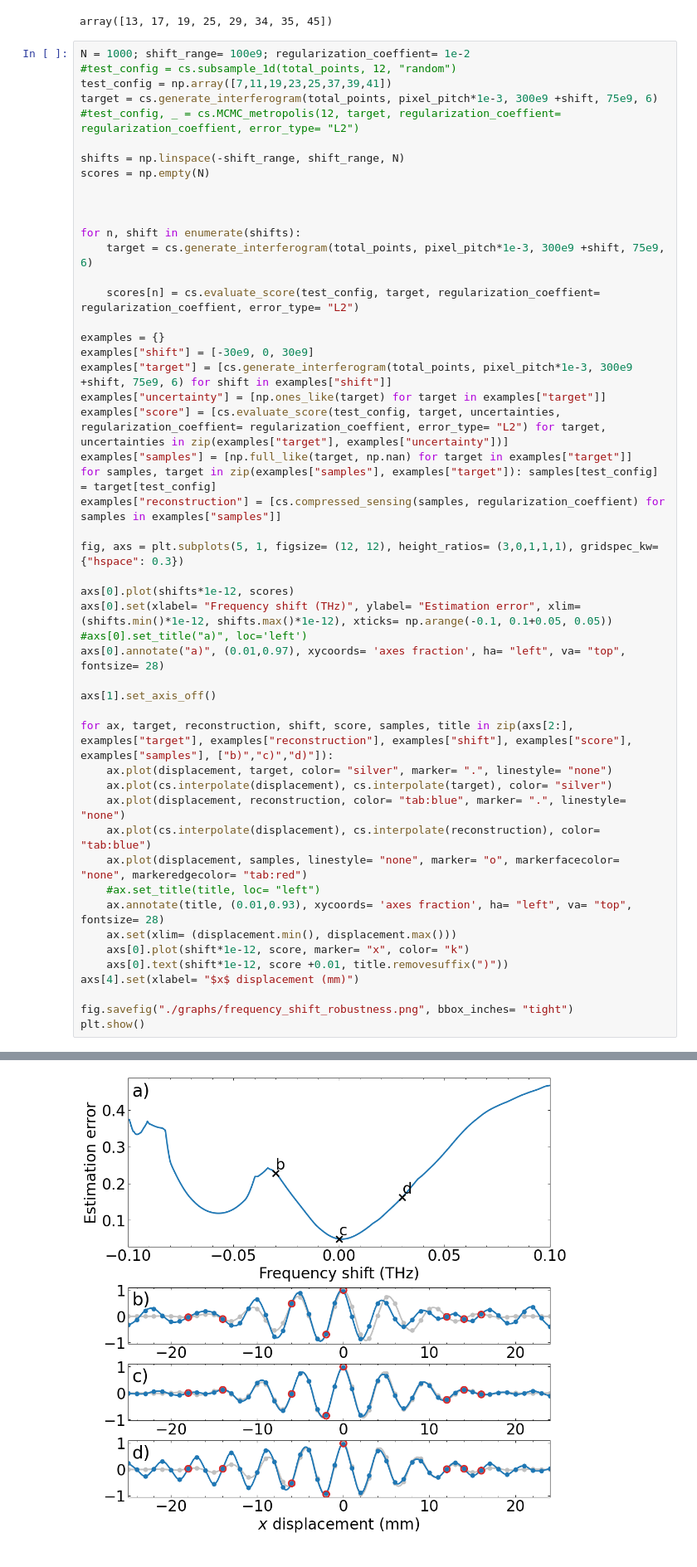
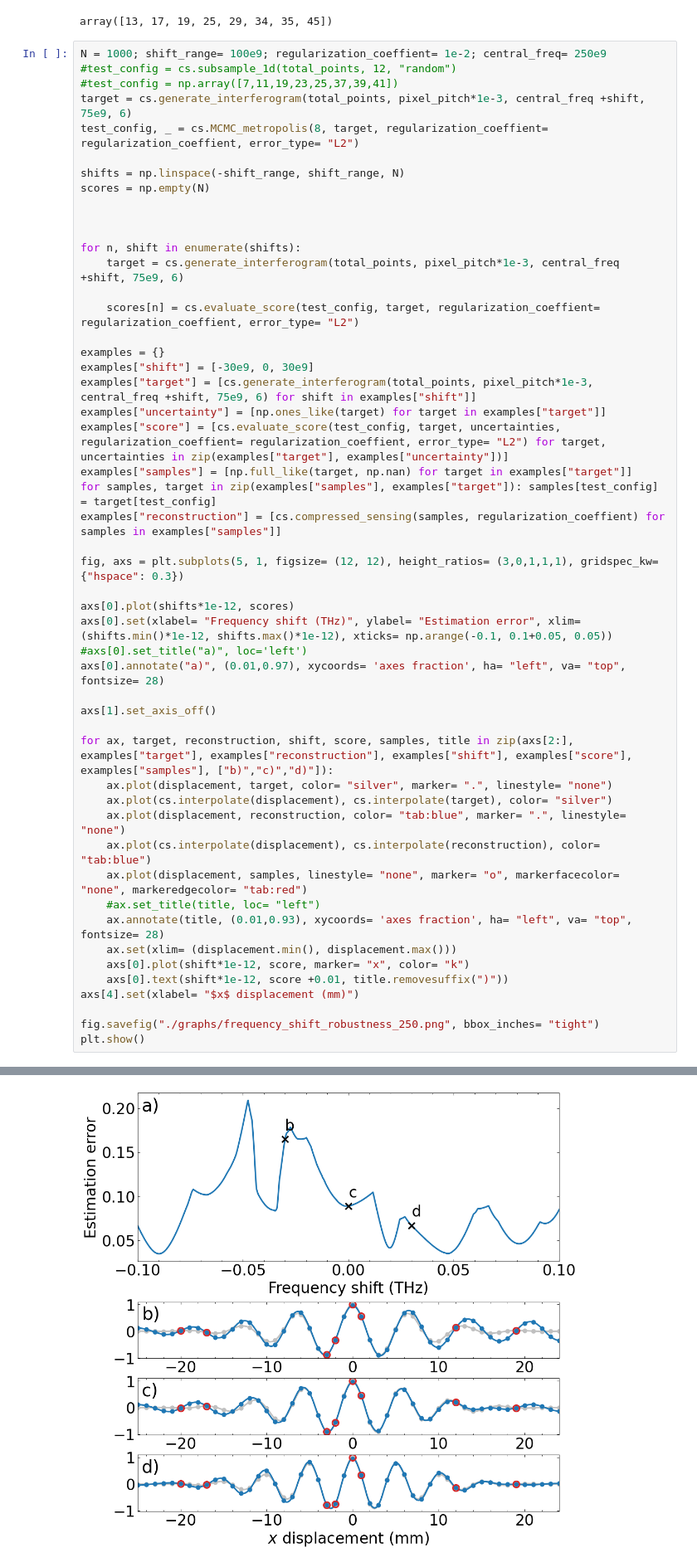
Before and after one commit to Jammi-Dodgers/THz-Compressed-Sensing, a Jupyter notebook: solution_robustness.ipynb, the cells around one changed output, grey strips where cells are left out. Shown at 83% size. Saved outputs shown, nothing was run; the diff lists cells and outputs as text.

Commit message:
recreated fig 6 for freq shifts when trained on 0.25 and 0.35THz.

```diff
--- a/solution_robustness.ipynb
+++ b/solution_robustness.ipynb
@@ -92,11 +92,11 @@ test_config
 # %% [output]
 array([13, 17, 19, 25, 29, 34, 35, 45])
 # %%
-N = 1000; shift_range= 100e9; regularization_coeffient= 1e-2
+N = 1000; shift_range= 100e9; regularization_coeffient= 1e-2; central_freq= 250e9
 #test_config = cs.subsample_1d(total_points, 12, "random")
-test_config = np.array([7,11,19,23,25,37,39,41])
-target = cs.generate_interferogram(total_points, pixel_pitch*1e-3, 300e9 +shift, 75e9, 6)
-#test_config, _ = cs.MCMC_metropolis(12, target, regularization_coeffient= regularization_coeffient, error_type= "L2")
+#test_config = np.array([7,11,19,23,25,37,39,41])
+target = cs.generate_interferogram(total_points, pixel_pitch*1e-3, central_freq +shift, 75e9, 6)
+test_config, _ = cs.MCMC_metropolis(8, target, regularization_coeffient= regularization_coeffient, error_type= "L2")
 
 shifts = np.linspace(-shift_range, shift_range, N)
 scores = np.empty(N)
@@ -104,13 +104,13 @@ scores = np.empty(N)
 
 
 for n, shift in enumerate(shifts):
-    target = cs.generate_interferogram(total_points, pixel_pitch*1e-3, 300e9 +shift, 75e9, 6)
+    target = cs.generate_interferogram(total_points, pixel_pitch*1e-3, central_freq +shift, 75e9, 6)
 
     scores[n] = cs.evaluate_score(test_config, target, regularization_coeffient= regularization_coeffient, error_type= "L2")
 
 examples = {}
 examples["shift"] = [-30e9, 0, 30e9]
-examples["target"] = [cs.generate_interferogram(total_points, pixel_pitch*1e-3, 300e9 +shift, 75e9, 6) for shift in examples["shift"]]
+examples["target"] = [cs.generate_interferogram(total_points, pixel_pitch*1e-3, central_freq +shift, 75e9, 6) for shift in examples["shift"]]
 examples["uncertainty"] = [np.ones_like(target) for target in examples["target"]]
 examples["score"] = [cs.evaluate_score(test_config, target, uncertainties, regularization_coeffient= regularization_coeffient, error_type= "L2") for target, uncertainties in zip(examples["target"], examples["uncertainty"])]
 examples["samples"] = [np.full_like(target, np.nan) for target in examples["target"]]
@@ -139,7 +139,7 @@ for ax, target, reconstruction, shift, score, samples, title in zip(axs[2:], exa
     axs[0].text(shift*1e-12, score +0.01, title.removesuffix(")"))
 axs[4].set(xlabel= "$x$ displacement (mm)")
 
-fig.savefig("./graphs/frequency_shift_robustness.png", bbox_inches= "tight")
+fig.savefig("./graphs/frequency_shift_robustness_250.png", bbox_inches= "tight")
 plt.show()
 # %% [output]
 WARNING! Noiseless data not provided, assuming interferogram has no noise.
@@ -158,5 +158,5 @@ WARNING! Noiseless data not provided, assuming interferogram has no noise.
 WARNING! Noiseless data not provided, assuming interferogram has no noise.
 WARNING! Noiseless data not provided, assuming interferogram has no noise.
 WARNING! Noiseless data not provided, assuming interferogram has no noise.
 WARNING! Noiseless data not provided, assuming interferogram has no noise.
-[figure, old version]
+[figure, new version]
```
Also changed, not shown: parts of 2 cells of this notebook, 3 other files.
